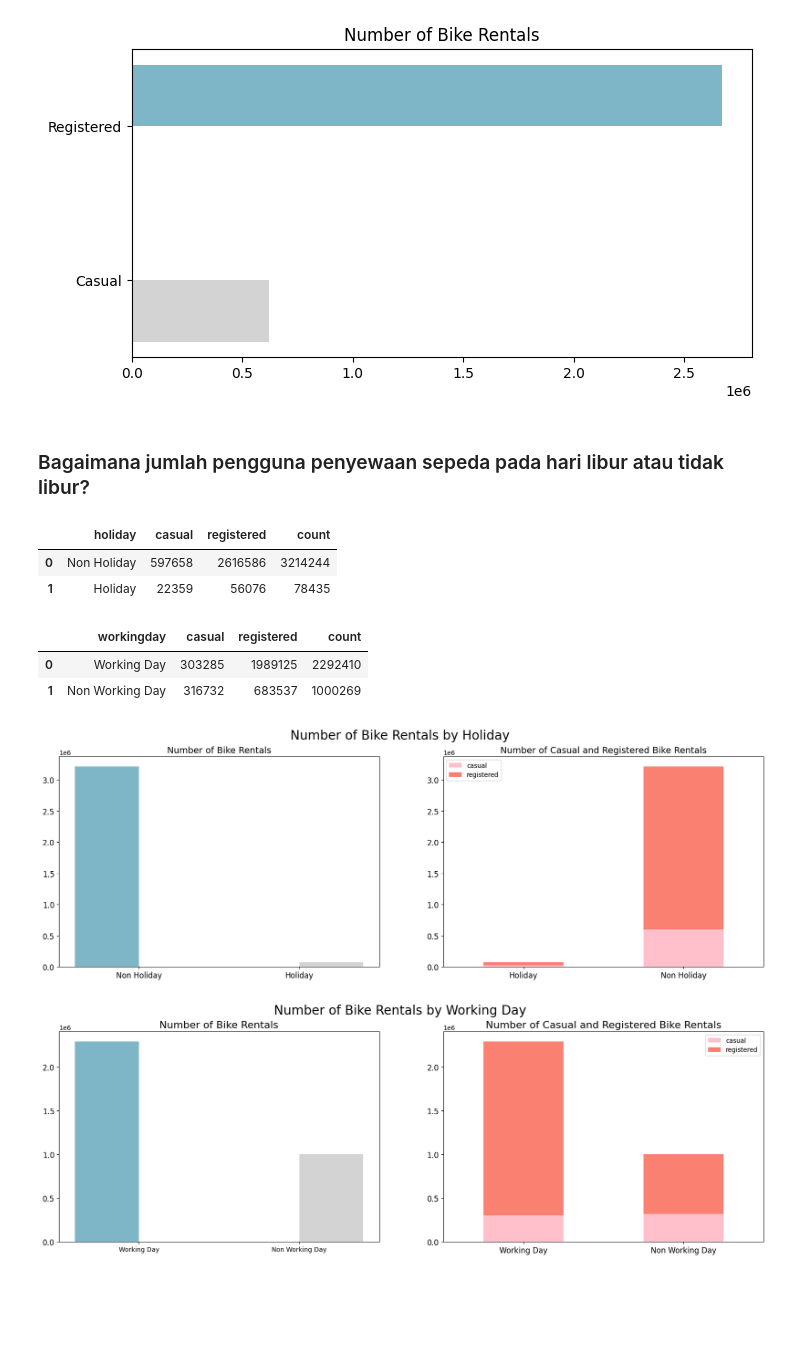
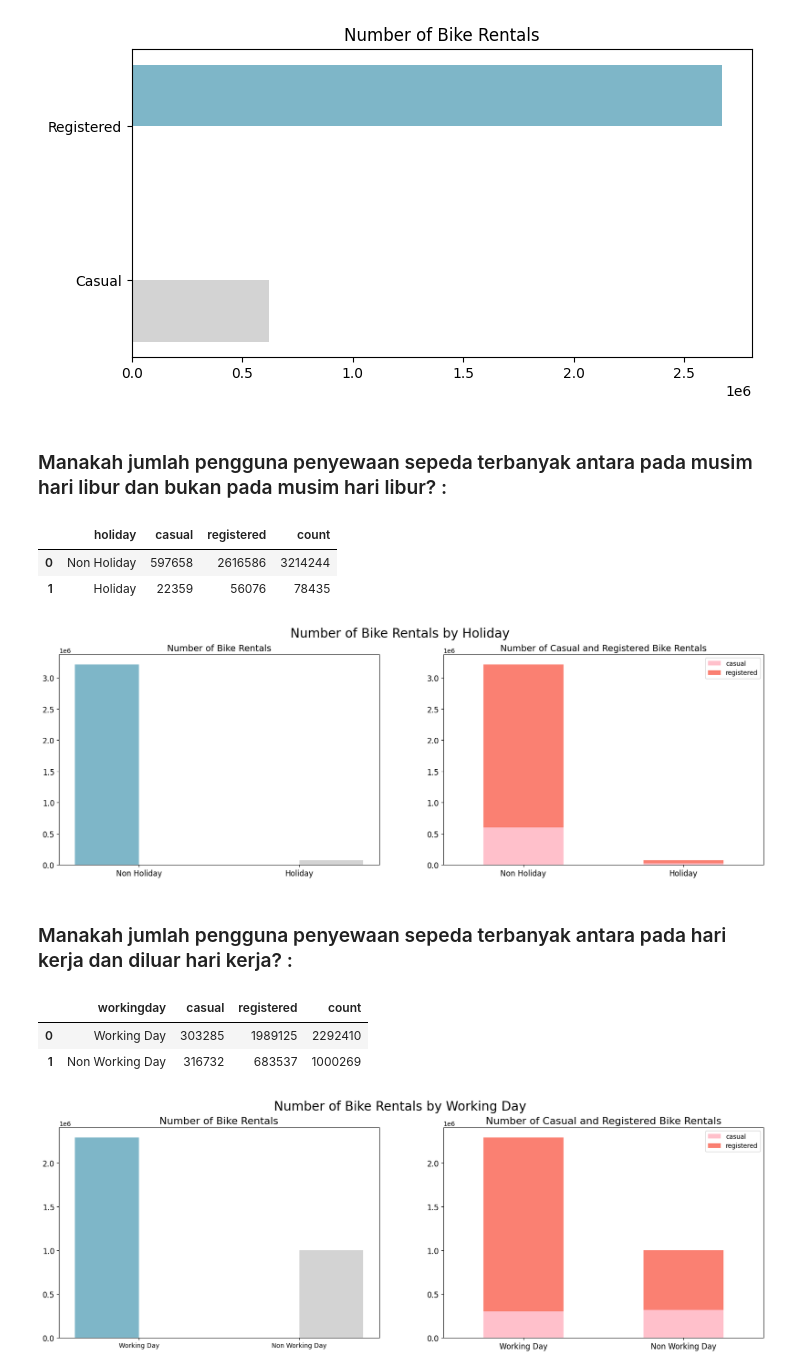
Before and after one commit to huseinsalman23476/submission-analisis-data, a Jupyter notebook: notebook.ipynb, the cells around one changed output. Saved outputs shown, nothing was run; the diff lists cells and outputs as text; code cells hidden in the pictures; blank space fills up the shorter version.

```diff
--- a/notebook.ipynb
+++ b/notebook.ipynb
@@ -1474,7 +1533,7 @@ plt.show()
 # %% [output]
 [figure]
 # %% [markdown]
-### Bagaimana jumlah pengguna penyewaan sepeda pada hari libur atau tidak libur?
+### Manakah jumlah pengguna penyewaan sepeda terbanyak antara pada musim hari libur dan bukan pada musim hari libur? :
 # %%
 holiday_bike_rentals_df = all_df.groupby(by="holiday_label_x").agg({
     "casual_x" : "sum",
@@ -1492,6 +1551,40 @@ holiday_bike_rentals_df.head()
 |  | holiday | casual | registered | count |
 | 0 | Non Holiday | 597658 | 2616586 | 3214244 |
 | 1 | Holiday | 22359 | 56076 | 78435 |
+# %%
+fig, ax = plt.subplots(nrows=1, ncols=2, figsize=(20, 6))
+
+sns.barplot(
+    y="count",
+    x="holiday",
+    hue="holiday",
+    # legend=False,
+    data=holiday_bike_rentals_df.sort_values(by="count", ascending=False),
+    palette=["#72BCD4", "#D3D3D3"],
+    ax=ax[0]
+)
+ax[0].set_title("Number of Bike Rentals", loc="center", fontsize=14)
+ax[0].set_ylabel(None)
+ax[0].set_xlabel(None)
+ax[0].tick_params(axis='x', labelsize=12, rotation=0)
+ax[0].tick_params(axis='y', labelsize=12, rotation=0)
+ax[0].legend([], [], frameon=False)
+
+holiday_bike_rentals_df = holiday_bike_rentals_df.sort_values(by="count", ascending=False)
+holiday_bike_rentals_2_df = holiday_bike_rentals_df.loc[:, ["holiday", "casual", "registered"]]
+holiday_bike_rentals_2_df.plot.bar(x='holiday', stacked=True, color=['pink', 'salmon'], ax=ax[1])
+ax[1].set_title("Number of Casual and Registered Bike Rentals", loc="center", fontsize=14)
+ax[1].set_ylabel(None)
+ax[1].set_xlabel(None)
+ax[1].tick_params(axis='x', labelsize=12, rotation=0)
+ax[1].tick_params(axis='y', labelsize=12, rotation=0)
+
+plt.suptitle("Number of Bike Rentals by Holiday", fontsize=20)
+plt.show()
+# %% [output]
+[figure, added]
+# %% [markdown]
+### Manakah jumlah pengguna penyewaan sepeda terbanyak antara pada hari kerja dan diluar hari kerja? :
 # %%
 workingday_bike_rentals_df = all_df.groupby(by="workingday_label_x").agg({
     "casual_x" : "sum",
@@ -1509,38 +1602,6 @@ workingday_bike_rentals_df.head()
 |  | workingday | casual | registered | count |
 | 0 | Working Day | 303285 | 1989125 | 2292410 |
 | 1 | Non Working Day | 316732 | 683537 | 1000269 |
-# %%
-fig, ax = plt.subplots(nrows=1, ncols=2, figsize=(20, 6))
-
-sns.barplot(
-    y="count",
-    x="holiday",
-    hue="holiday",
-    # legend=False,
-    data=holiday_bike_rentals_df.sort_values(by="count", ascending=False),
-    palette=["#72BCD4", "#D3D3D3"],
-    ax=ax[0]
-)
-ax[0].set_title("Number of Bike Rentals", loc="center", fontsize=14)
-ax[0].set_ylabel(None)
-ax[0].set_xlabel(None)
-ax[0].tick_params(axis='x', labelsize=12, rotation=0)
-ax[0].tick_params(axis='y', labelsize=12, rotation=0)
-ax[0].legend([], [], frameon=False)
-
-holiday_bike_rentals_df = holiday_bike_rentals_df.sort_values(by="count", ascending=True)
-holiday_bike_rentals_2_df = holiday_bike_rentals_df.loc[:, ["holiday", "casual", "registered"]]
-holiday_bike_rentals_2_df.plot.bar(x='holiday', stacked=True, color=['pink', 'salmon'], ax=ax[1])
-ax[1].set_title("Number of Casual and Registered Bike Rentals", loc="center", fontsize=14)
-ax[1].set_ylabel(None)
-ax[1].set_xlabel(None)
-ax[1].tick_params(axis='x', labelsize=12, rotation=0)
-ax[1].tick_params(axis='y', labelsize=12, rotation=0)
-
-plt.suptitle("Number of Bike Rentals by Holiday", fontsize=20)
-plt.show()
-# %% [output]
-[figure, removed]
 # %%
 fig, ax = plt.subplots(nrows=1, ncols=2, figsize=(20, 6))
 
```
Also changed, not shown: parts of 42 cells of this notebook.
